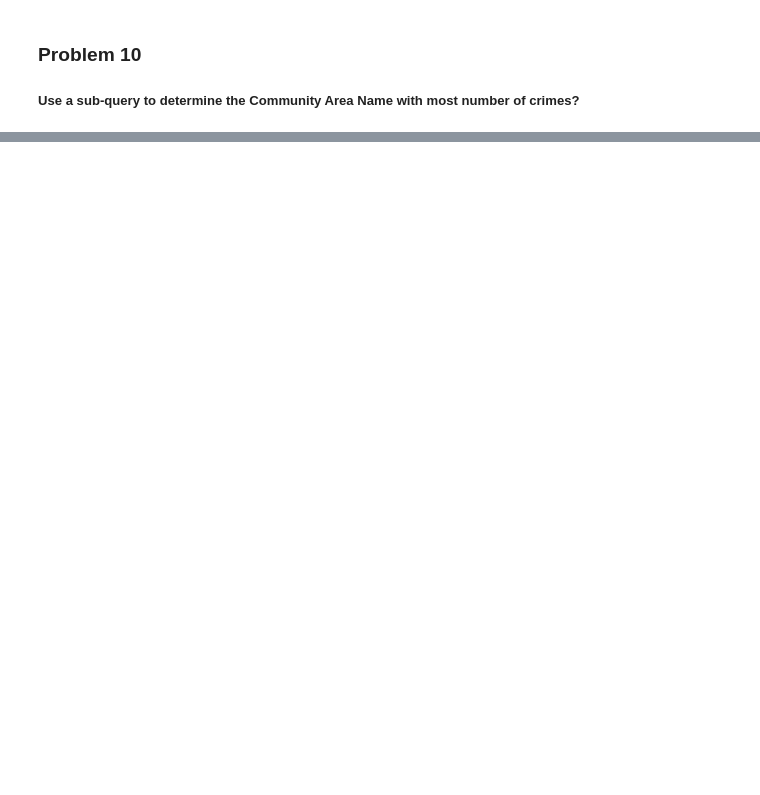
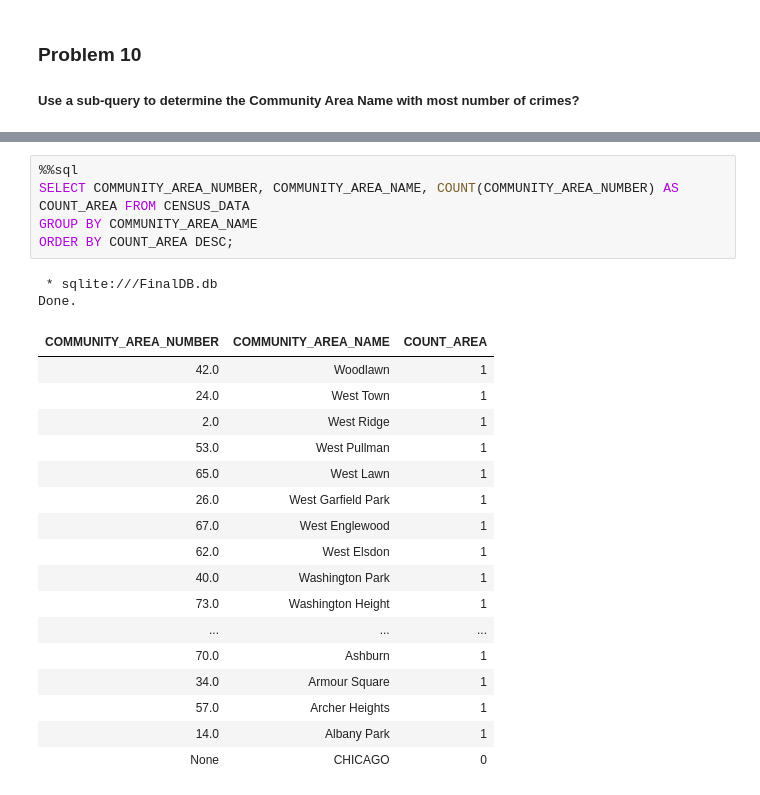
Before and after one commit to matublaq/IBM_datascience_course, a Jupyter notebook: SQL IBM project/SQL_chicago/chicagoDataset.ipynb, the cells around one changed output, grey strips where cells are left out. Saved outputs shown, nothing was run; the diff lists cells and outputs as text; blank space fills up the shorter version.

```diff
--- a/SQL IBM project/SQL_chicago/chicagoDataset.ipynb
+++ b/SQL IBM project/SQL_chicago/chicagoDataset.ipynb
@@ -193,0 +227,25 @@ Done.
+# %%
+%%sql
+SELECT COMMUNITY_AREA_NUMBER, COMMUNITY_AREA_NAME, COUNT(COMMUNITY_AREA_NUMBER) AS COUNT_AREA FROM CENSUS_DATA
+GROUP BY COMMUNITY_AREA_NAME
+ORDER BY COUNT_AREA DESC;
+# %% [output]
+ * sqlite:///FinalDB.db
+Done.
+| COMMUNITY_AREA_NUMBER | COMMUNITY_AREA_NAME | COUNT_AREA |
+| 42.0 | Woodlawn | 1 |
+| 24.0 | West Town | 1 |
+| 2.0 | West Ridge | 1 |
+| 53.0 | West Pullman | 1 |
+| 65.0 | West Lawn | 1 |
+| 26.0 | West Garfield Park | 1 |
+| 67.0 | West Englewood | 1 |
+| 62.0 | West Elsdon | 1 |
+| 40.0 | Washington Park | 1 |
+| 73.0 | Washington Height | 1 |
+| ... | ... | ... |
+| 70.0 | Ashburn | 1 |
+| 34.0 | Armour Square | 1 |
+| 57.0 | Archer Heights | 1 |
+| 14.0 | Albany Park | 1 |
+| None | CHICAGO | 0 |
```
Also changed, not shown: parts of 5 cells of this notebook, 1 other file.
